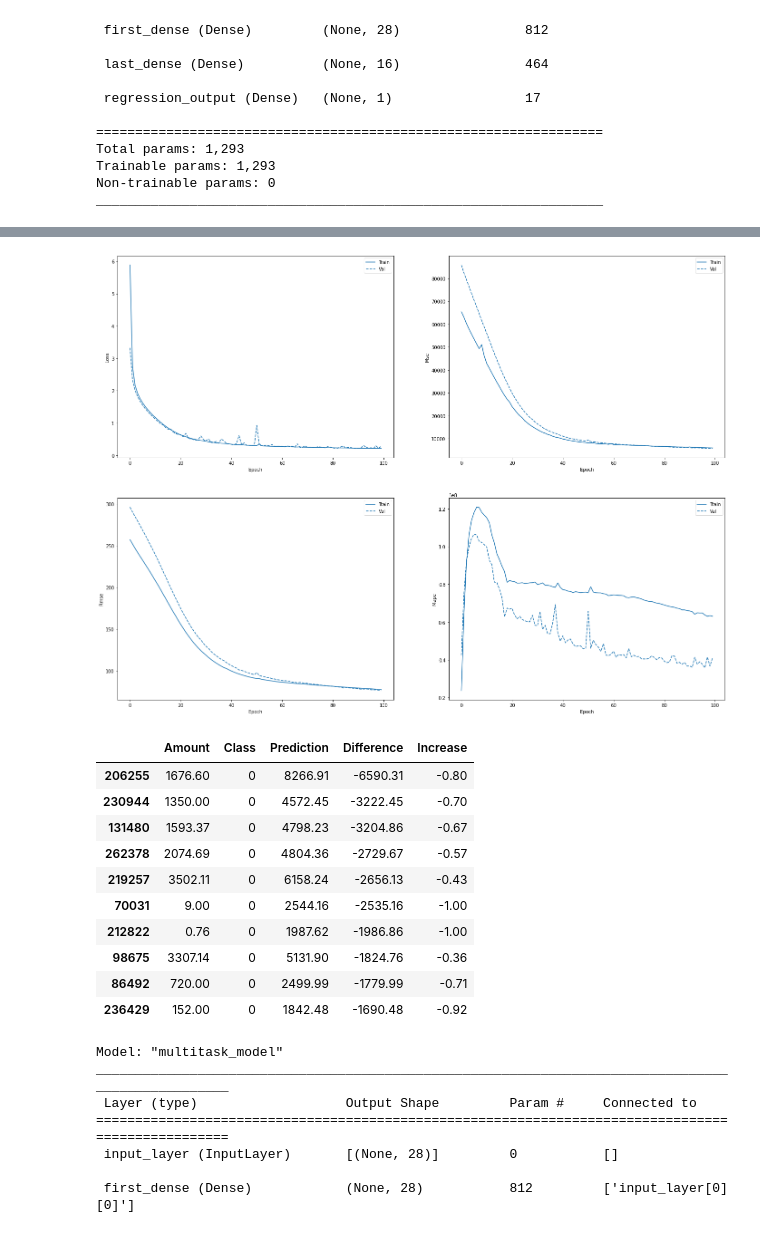
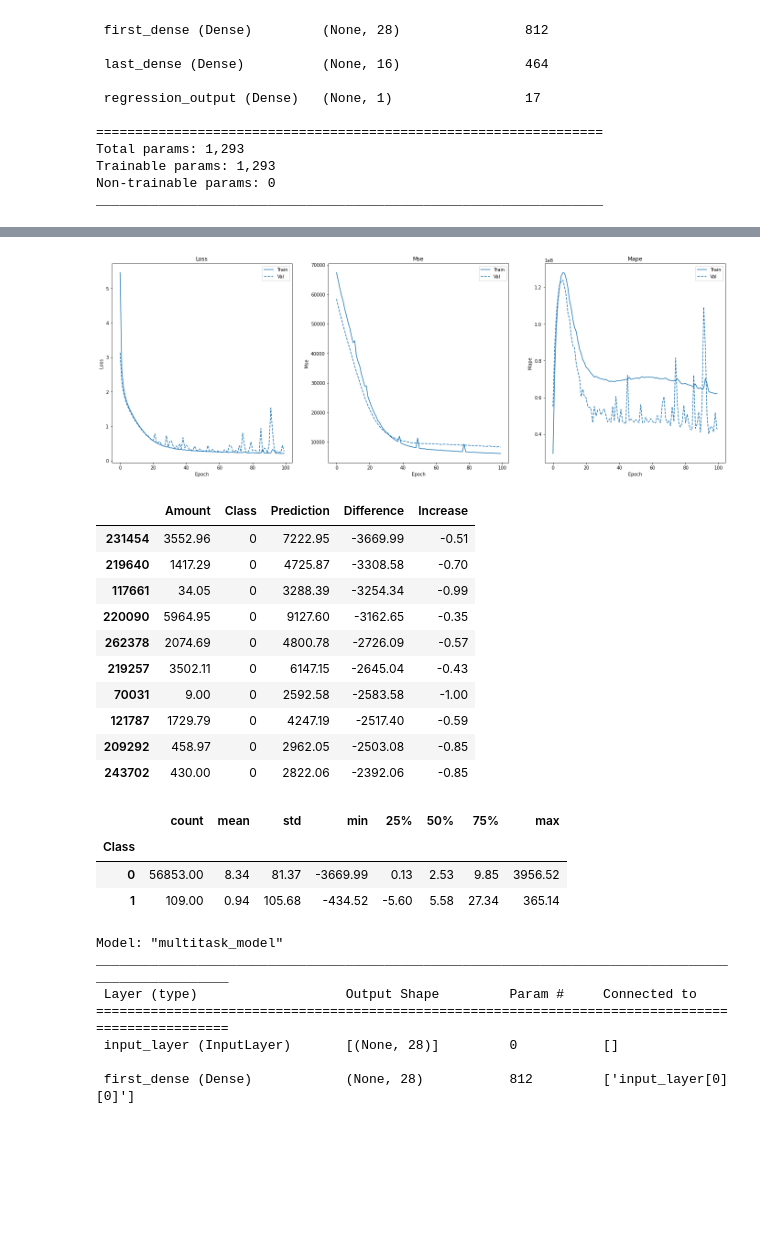
Before and after one commit to crmccambridge/mtl_example, a Jupyter notebook: mtl_example.ipynb, the cells around one changed output, grey strips where cells are left out. Drawn from its saved outputs; the diff is of its cells as text; code cells hidden in the pictures; blank space fills up the shorter version.

```diff
--- a/mtl_example.ipynb
+++ b/mtl_example.ipynb
@@ -45,2 +83,3 @@ colors = plt.rcParams['axes.prop_cycle'].by_key()['color']
 # %%
-df = pd.read_csv('creditcard.csv')
+df = pd.read_csv('creditcard.csv').drop(['Time'],axis=1)
+df
@@ -64,5 +100,5 @@ df2
 # %%
-train_df, test_df = train_test_split(df2, test_size=0.2)
+train_df, test_df = train_test_split(df, test_size=0.2)
 train_df, val_df = train_test_split(train_df, test_size=0.2)
 
 target1 = ['Class']
@@ -213,7 +216,7 @@ Trainable params: 1,293
 Non-trainable params: 0
 _________________________________________________________________
 # %%
-regression_model.compile(optimizer=SGD(learning_rate=.01),loss=MeanSquaredLogarithmicError(),metrics=[MeanSquaredError(name='mse'),RootMeanSquaredError(name='rmse'),MeanAbsolutePercentageError(name='mape')])
+regression_model.compile(optimizer=SGD(learning_rate=.01),loss=MeanSquaredLogarithmicError(),metrics=[MeanSquaredError(name='mse'),MeanAbsolutePercentageError(name='mape')])
 
-regression_history = regression_model.fit(x_train,y2_train,batch_size=batch_size,epochs=epochs,callbacks=[early_stopping],validation_data=(x_val, y2_val))
+regression_history = regression_model.fit(x_train,y2_train,batch_size=batch_size,epochs=epochs,callbacks=[early_stopping],validation_data=(x_val, y2_val), verbose=0)
 # %% [output]
@@ -254,7 +230,7 @@ def plot_regression_metrics(history):
 # %%
-plot_regression_metrics(regression_history)
+plot_history_metrics(regression_history)
 # %% [output]
-[figure, old version]
+[figure, new version]
 # %%
 y2hat_test  =regression_model.predict(x_test, verbose=0)
 # %%
@@ -266,16 +242,23 @@ test_results['Increase'] = test_results['Difference']/test_results['Prediction']
 test_results.sort_values(['Difference'],ascending=[True]).head(10)
 # %% [output]
 |  | Amount | Class | Prediction | Difference | Increase |
-| 206255 | 1676.60 | 0 | 8266.91 | -6590.31 | -0.80 |
-| 230944 | 1350.00 | 0 | 4572.45 | -3222.45 | -0.70 |
-| 131480 | 1593.37 | 0 | 4798.23 | -3204.86 | -0.67 |
-| 262378 | 2074.69 | 0 | 4804.36 | -2729.67 | -0.57 |
-| 219257 | 3502.11 | 0 | 6158.24 | -2656.13 | -0.43 |
-| 70031 | 9.00 | 0 | 2544.16 | -2535.16 | -1.00 |
-| 212822 | 0.76 | 0 | 1987.62 | -1986.86 | -1.00 |
-| 98675 | 3307.14 | 0 | 5131.90 | -1824.76 | -0.36 |
-| 86492 | 720.00 | 0 | 2499.99 | -1779.99 | -0.71 |
-| 236429 | 152.00 | 0 | 1842.48 | -1690.48 | -0.92 |
+| 231454 | 3552.96 | 0 | 7222.95 | -3669.99 | -0.51 |
+| 219640 | 1417.29 | 0 | 4725.87 | -3308.58 | -0.70 |
+| 117661 | 34.05 | 0 | 3288.39 | -3254.34 | -0.99 |
+| 220090 | 5964.95 | 0 | 9127.60 | -3162.65 | -0.35 |
+| 262378 | 2074.69 | 0 | 4800.78 | -2726.09 | -0.57 |
+| 219257 | 3502.11 | 0 | 6147.15 | -2645.04 | -0.43 |
+| 70031 | 9.00 | 0 | 2592.58 | -2583.58 | -1.00 |
+| 121787 | 1729.79 | 0 | 4247.19 | -2517.40 | -0.59 |
+| 209292 | 458.97 | 0 | 2962.05 | -2503.08 | -0.85 |
+| 243702 | 430.00 | 0 | 2822.06 | -2392.06 | -0.85 |
+# %%
+test_results.set_index(['Class'])[['Difference']].stack().groupby(level=0).describe()
+# %% [output]
+|  | count | mean | std | min | 25% | 50% | 75% | max |
+| Class |  |  |  |  |  |  |  |  |
+| 0 | 56853.00 | 8.34 | 81.37 | -3669.99 | 0.13 | 2.53 | 9.85 | 3956.52 |
+| 1 | 109.00 | 0.94 | 105.68 | -434.52 | -5.60 | 5.58 | 27.34 | 365.14 |
 # %%
 def build_multitask_model():
     input_layer = Input(shape=(x_train.shape[-1],), name="input_layer")
```
Also changed, not shown: parts of 25 cells of this notebook.
